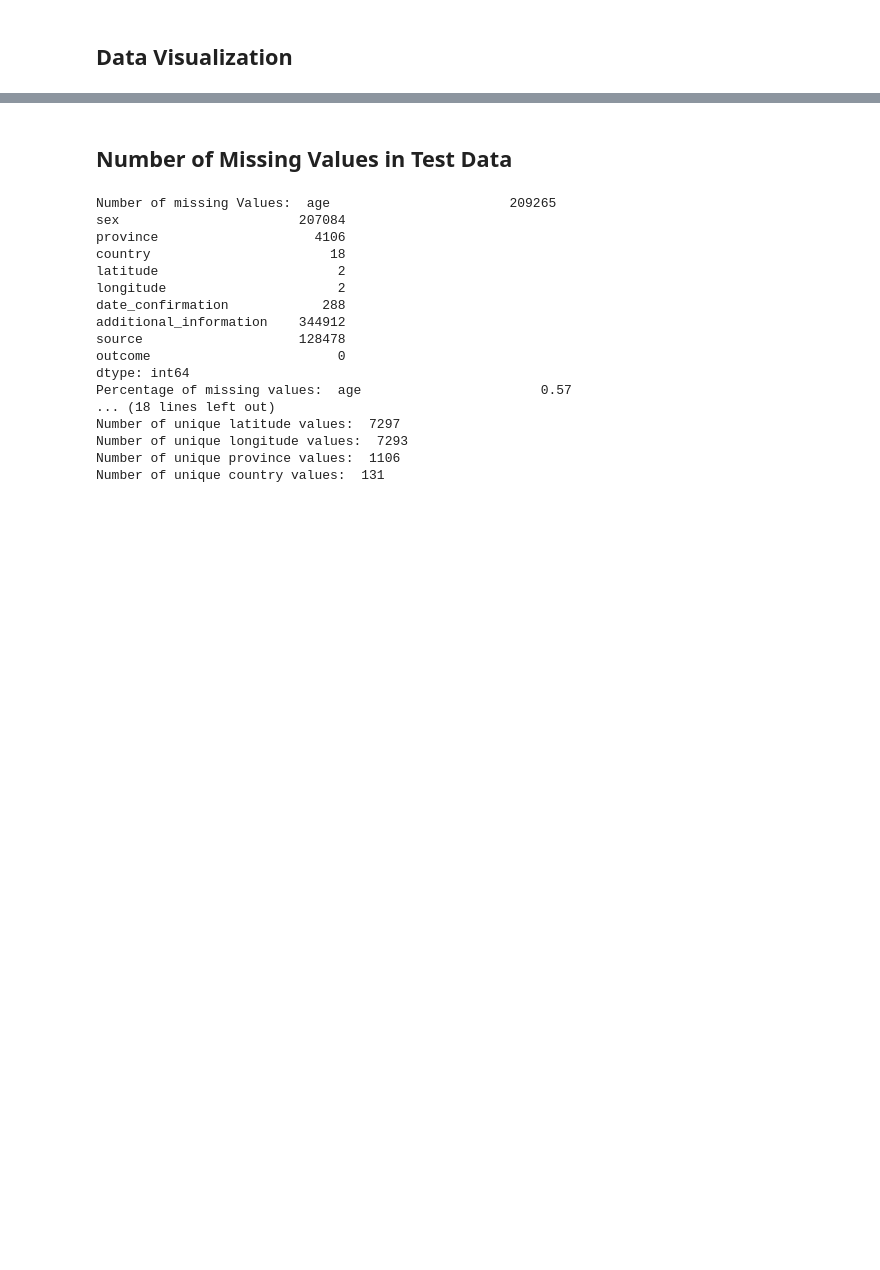
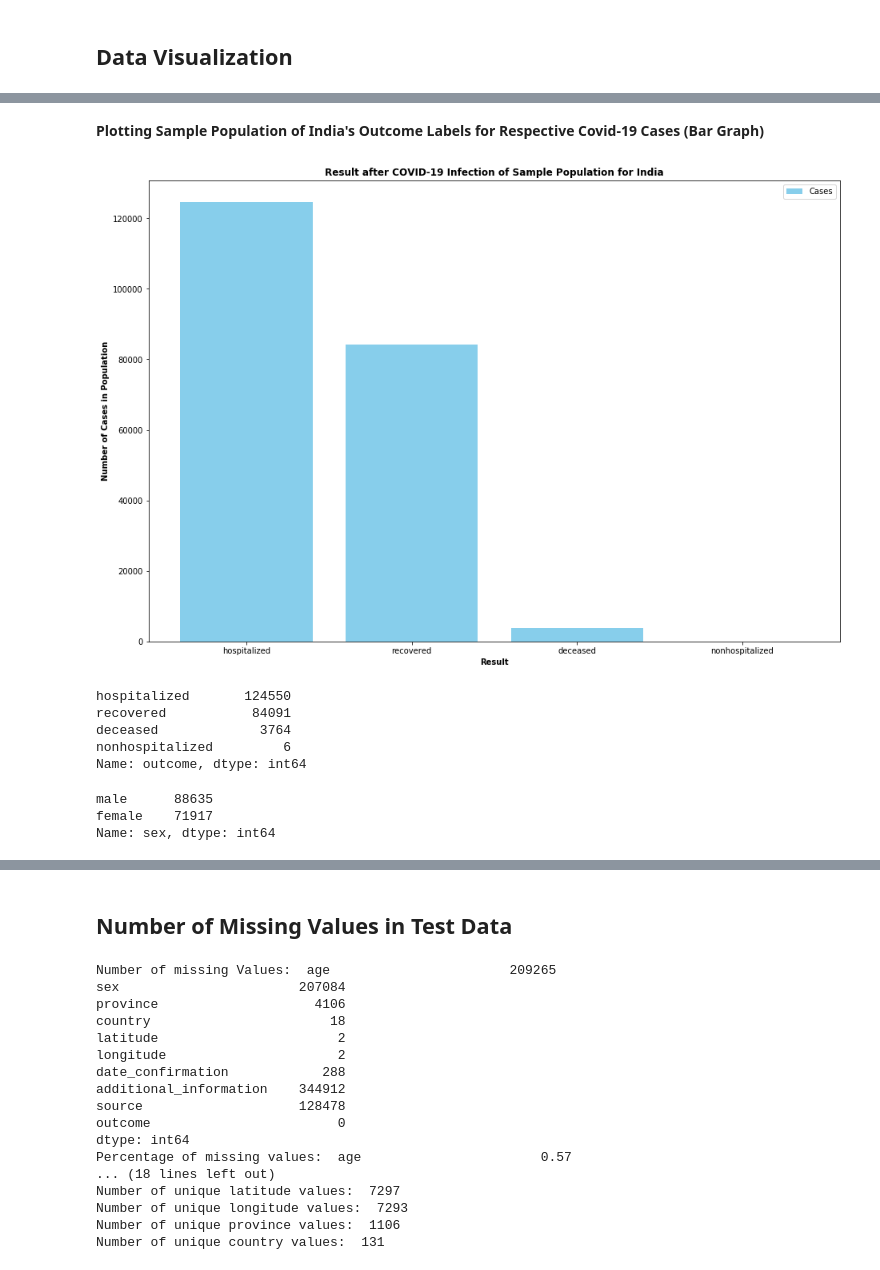
Before and after one commit to scotchontherocks31/cmpt459project, a Jupyter notebook: src/eda.ipynb, the cells around one changed output, grey strips where cells are left out. Drawn from its saved outputs; the diff is of its cells as text; code cells hidden in the pictures; blank space fills up the shorter version.

```diff
--- a/src/eda.ipynb
+++ b/src/eda.ipynb
@@ -46,0 +162,2 @@ train_data
+# %%
+train_data3 = train_data[train_data['country'] == 'India']
@@ -46,0 +180,22 @@ train_data
+# %% [markdown]
+**Plotting Sample Population of India's Outcome Labels for Respective Covid-19 Cases (Bar Graph)**
+# %%
+fig = plt.figure()
+ax = fig.add_axes([0,0,2,2])
+ax.bar(train_data3['outcome'].value_counts().keys(), train_data3['outcome'].value_counts(),label='Cases',color='skyblue')
+plt.title('Result after COVID-19 Infection of Sample Population for India',fontweight='bold')
+plt.xlabel('Result',fontweight='bold')
+plt.ylabel('Number of Cases in Population',fontweight='bold')
+plt.legend(loc='best')
+#plt.show()
+plt.savefig("../plots/plot3", bbox_inches="tight")
+# %% [output]
+[figure, added]
+# %%
+train_data3['outcome'].value_counts()
+# %% [output]
+hospitalized       124550
+recovered           84091
+deceased             3764
+nonhospitalized         6
+Name: outcome, dtype: int64
@@ -46,0 +206,6 @@ train_data
+# %%
+train_data['sex'].value_counts()
+# %% [output]
+male      88635
+female    71917
+Name: sex, dtype: int64
```
Also changed, not shown: parts of 85 cells of this notebook, 19 other files.
